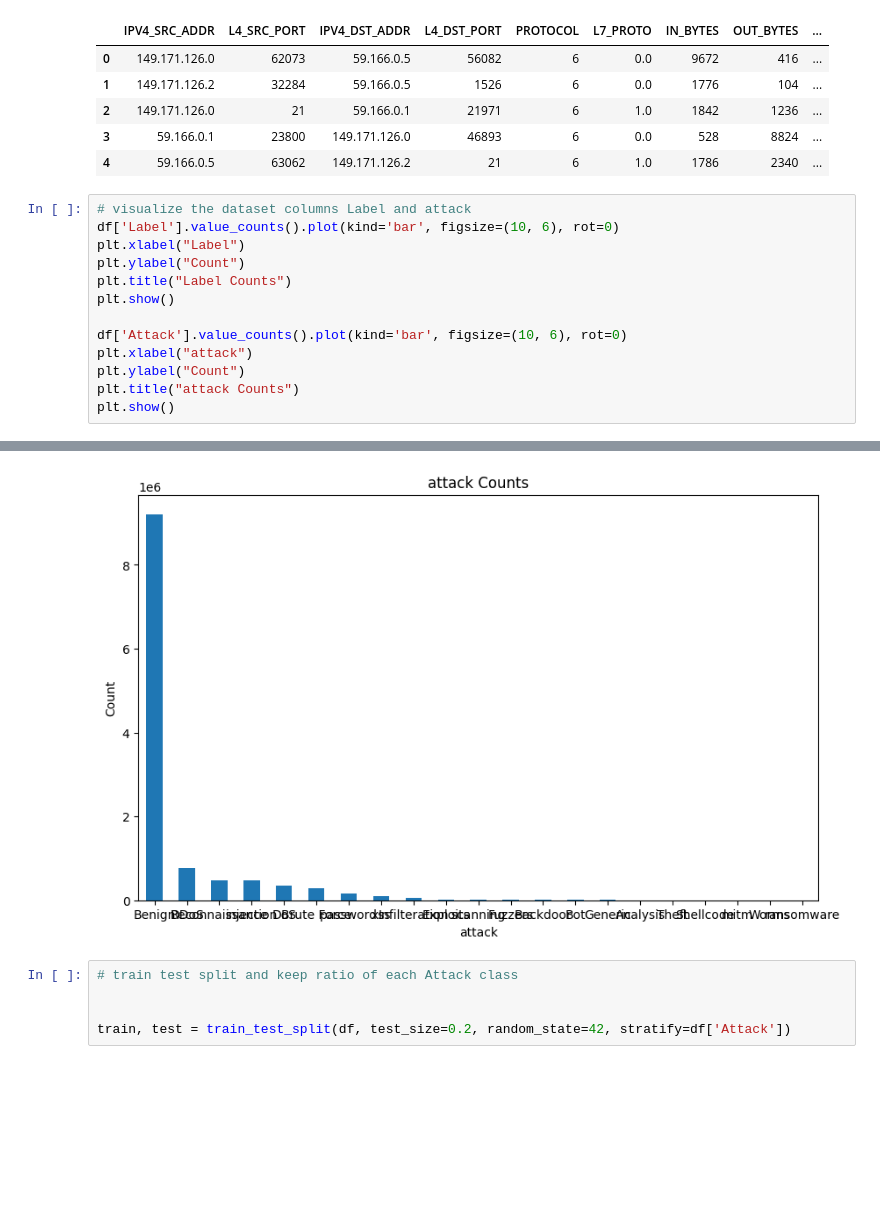
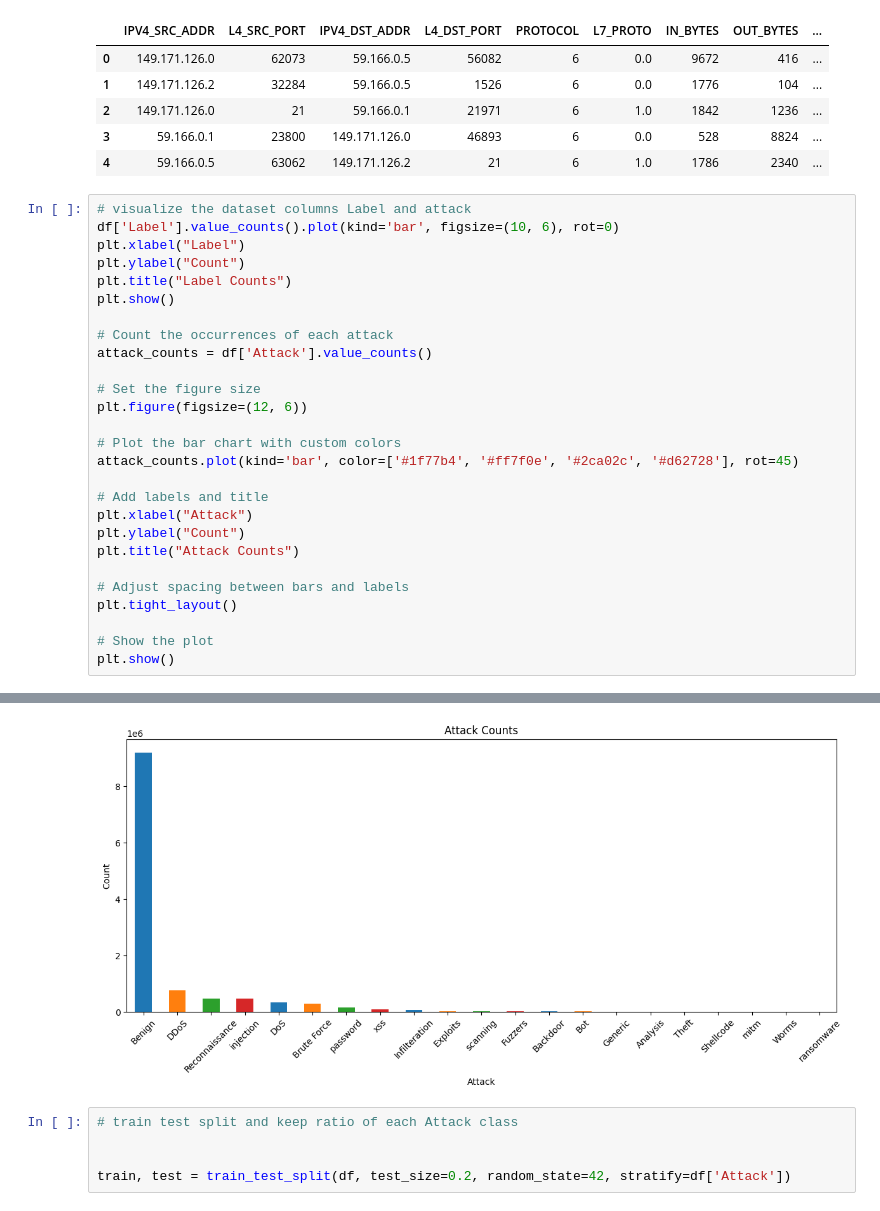
Before and after one commit to pleijan/AwareNet, a Jupyter notebook: IA/experimentation.ipynb, the cells around one changed output, grey strips where cells are left out. Cells and saved outputs as stored; diff of their text form; blank space fills up the shorter version.

```diff
--- a/IA/experimentation.ipynb
+++ b/IA/experimentation.ipynb
@@ -66,19 +66,33 @@ df.head()
 # %%
 # visualize the dataset columns Label and attack
 df['Label'].value_counts().plot(kind='bar', figsize=(10, 6), rot=0)
 plt.xlabel("Label")
 plt.ylabel("Count")
 plt.title("Label Counts")
 plt.show()
 
-df['Attack'].value_counts().plot(kind='bar', figsize=(10, 6), rot=0)
-plt.xlabel("attack")
+# Count the occurrences of each attack
+attack_counts = df['Attack'].value_counts()
+
+# Set the figure size
+plt.figure(figsize=(12, 6))
+
+# Plot the bar chart with custom colors
+attack_counts.plot(kind='bar', color=['#1f77b4', '#ff7f0e', '#2ca02c', '#d62728'], rot=45)
+
+# Add labels and title
+plt.xlabel("Attack")
 plt.ylabel("Count")
-plt.title("attack Counts")
+plt.title("Attack Counts")
+
+# Adjust spacing between bars and labels
+plt.tight_layout()
+
+# Show the plot
 plt.show()
 # %% [output]
 [figure]
-[figure, old version]
+[figure, new version]
 # %%
 # train test split and keep ratio of each Attack class
 
```
Also changed, not shown: parts of 30 cells of this notebook.
